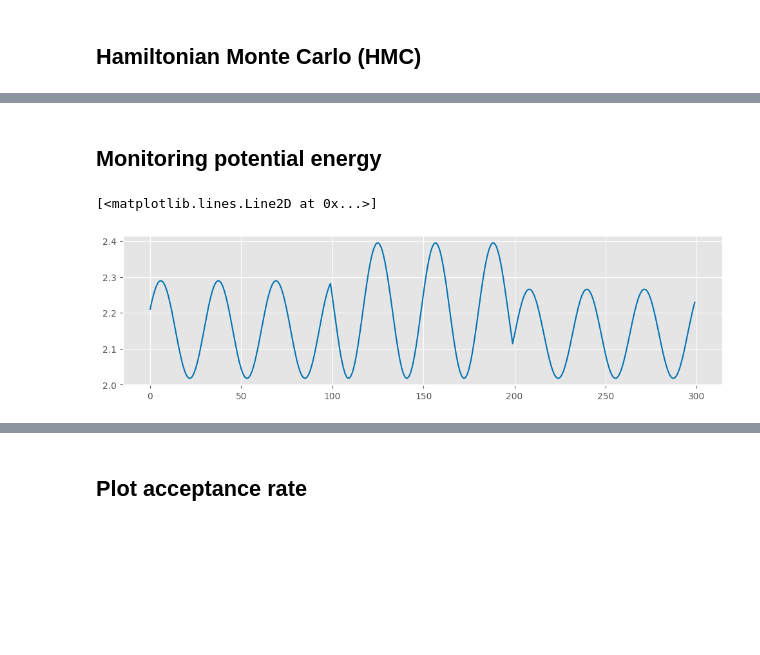
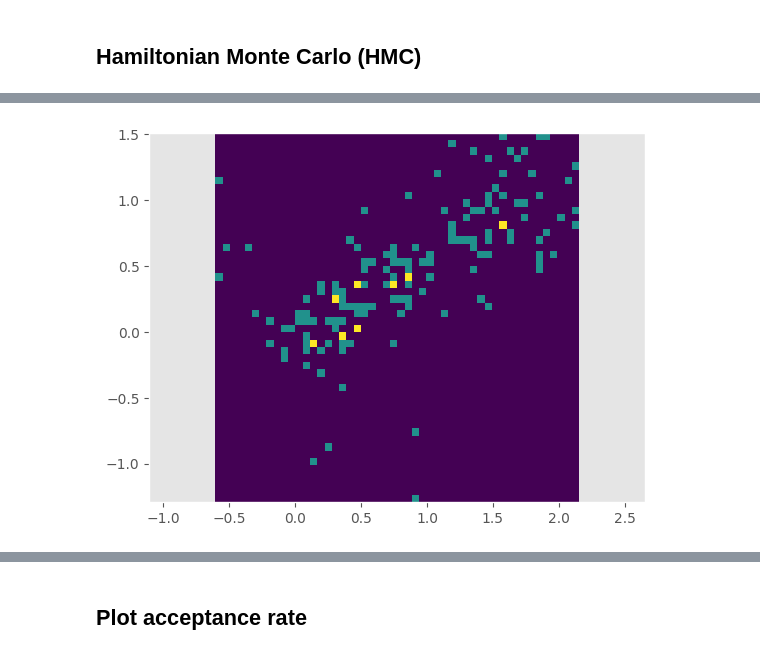
Before and after one commit to tiga1231/hamiltonian-monte-carlo, a Jupyter notebook: main.ipynb, the cells around one changed output, grey strips where cells are left out. Saved outputs shown, nothing was run; the diff lists cells and outputs as text; code cells hidden in the pictures; blank space fills up the shorter version.

```diff
--- a/main.ipynb
+++ b/main.ipynb
@@ -159,9 +184,6 @@ Wall time: 7.61 s
-# %% [markdown]
-## Monitoring potential energy
-# %%
-potential = U(states[:,:,0].flatten())
-plt.figure(figsize=[12,3])
-plt.plot(potential[:300])
-# %% [output]
-[<matplotlib.lines.Line2D at 0x...>]
-[figure, removed]
+# %%
+plt.hist2d(samples[:,0].numpy(), samples[:,1].numpy(), bins=50)
+plt.axis('equal')
+plt.show()
+# %% [output]
+[figure, added]
```
Also changed, not shown: parts of 18 cells of this notebook.
